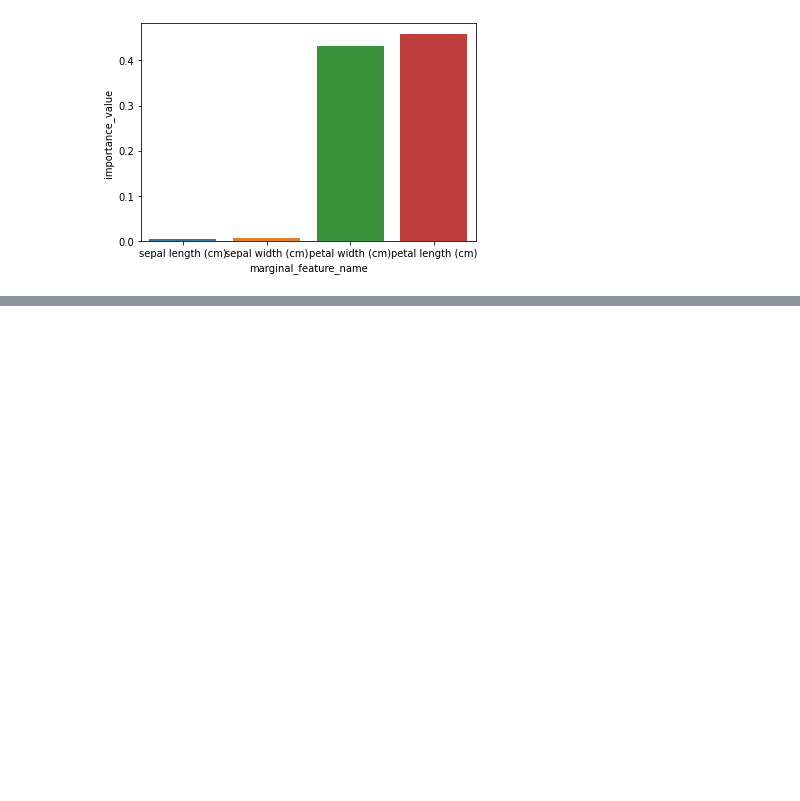
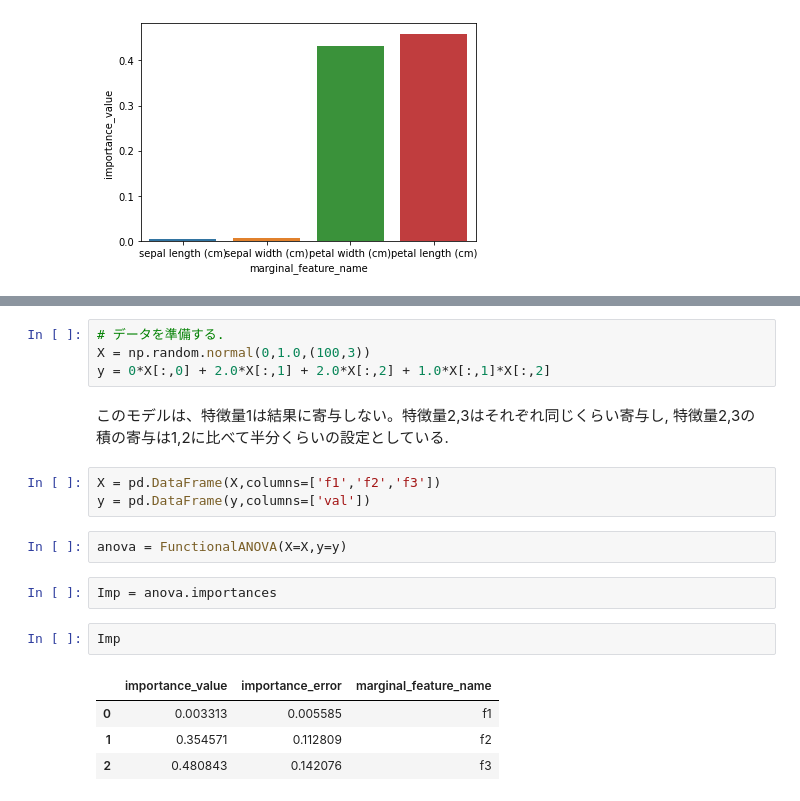
Before and after one commit to JohnYKiyo/fANOVA, a Jupyter notebook: fanova.ipynb, the cells around one changed output, grey strips where cells are left out. Saved outputs shown, nothing was run; the diff lists cells and outputs as text; blank space fills up the shorter version.

```diff
--- a/fanova.ipynb
+++ b/fanova.ipynb
@@ -34,0 +45,20 @@ sns.barplot(x='marginal_feature_name',y='importance_value',data=anova.importance
+# %%
+# データを準備する.
+X = np.random.normal(0,1.0,(100,3))
+y = 0*X[:,0] + 2.0*X[:,1] + 2.0*X[:,2] + 1.0*X[:,1]*X[:,2]
+# %% [markdown]
+このモデルは、特徴量1は結果に寄与しない。特徴量2,3はそれぞれ同じくらい寄与し, 特徴量2,3の積の寄与は1,2に比べて半分くらいの設定としている.
+# %%
+X = pd.DataFrame(X,columns=['f1','f2','f3'])
+y = pd.DataFrame(y,columns=['val'])
+# %%
+anova = FunctionalANOVA(X=X,y=y)
+# %%
+Imp = anova.importances
+# %%
+Imp
+# %% [output]
+|  | importance_value | importance_error | marginal_feature_name |
+| 0 | 0.003313 | 0.005585 | f1 |
+| 1 | 0.354571 | 0.112809 | f2 |
+| 2 | 0.480843 | 0.142076 | f3 |
```
Also changed, not shown: parts of 14 cells of this notebook.
